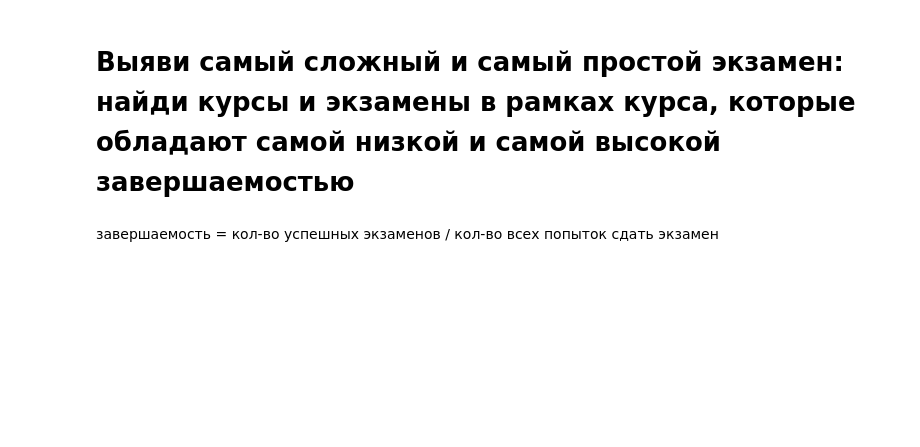
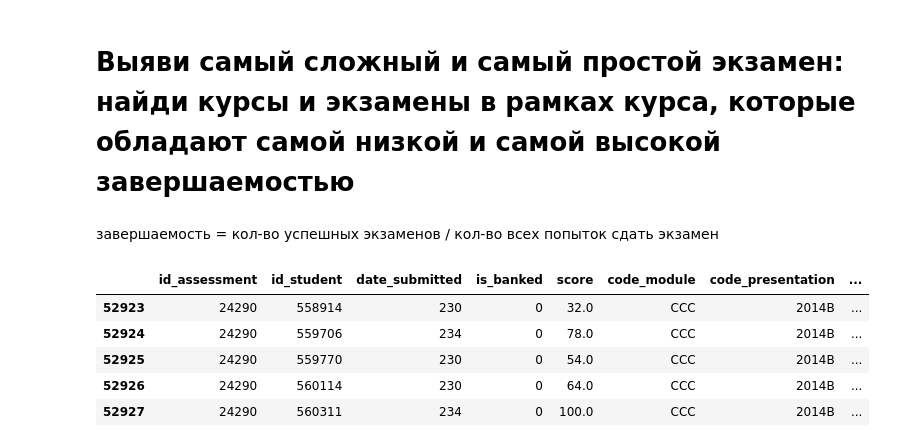
Before and after one commit to marchenko499/e-learning-analytics-, a Jupyter notebook: e-learning project.ipynb, the cells around one changed output. Cells and saved outputs as stored; diff of their text form; code cells hidden in the pictures; blank space fills up the shorter version.

```diff
--- a/e-learning project.ipynb
+++ b/e-learning project.ipynb
@@ -176,3 +176,14 @@ print(str(successful_students_pivot[successful_students_pivot.Total == 1].id_stu
 # Выяви самый сложный и самый простой экзамен: найди курсы и экзамены в рамках курса, которые обладают самой низкой и самой высокой завершаемостью
 # %% [markdown]
 завершаемость = кол-во успешных экзаменов / кол-во всех попыток сдать экзамен
+# %%
+#Для начала создам дф, в котором будут только экзамены
+exams = full_assessment.query("assessment_type == 'Exam'")
+exams.head()
+# %% [output]
+|  | id_assessment | id_student | date_submitted | is_banked | score | code_module | code_presentation | ... |
+| 52923 | 24290 | 558914 | 230 | 0 | 32.0 | CCC | 2014B | ... |
+| 52924 | 24290 | 559706 | 234 | 0 | 78.0 | CCC | 2014B | ... |
+| 52925 | 24290 | 559770 | 230 | 0 | 54.0 | CCC | 2014B | ... |
+| 52926 | 24290 | 560114 | 230 | 0 | 64.0 | CCC | 2014B | ... |
+| 52927 | 24290 | 560311 | 234 | 0 | 100.0 | CCC | 2014B | ... |
```
Also changed, not shown: parts of 7 cells of this notebook.
